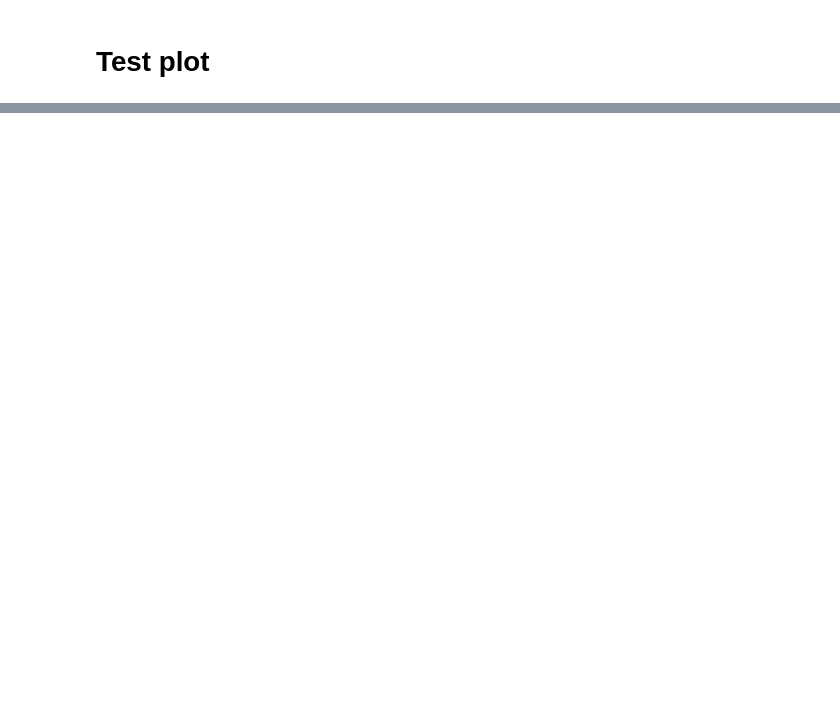
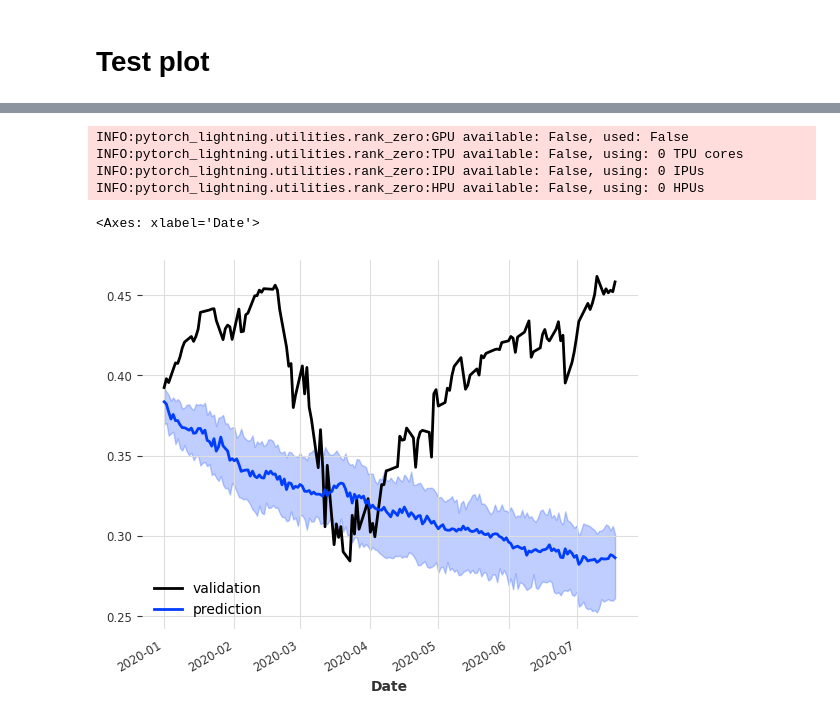
Before and after one commit to Emsh1379/Stock_prediction, a Jupyter notebook: Stock_prediction.ipynb, the cells around one changed output, grey strips where cells are left out. Drawn from its saved outputs; the diff is of its cells as text; code cells hidden in the pictures; blank space fills up the shorter version.

```diff
--- a/Stock_prediction.ipynb
+++ b/Stock_prediction.ipynb
@@ -523,0 +614,10 @@ plt.legend()
+# %%
+fut_cuv = datetime_attribute_timeseries(
+
+   df_ts_transformed, attribute = "day", one_hot=True, dtype=np.float32
+)
+# %%
+scaler_cov = Scaler()
+fut_cuv_transformed = scaler_cov.fit_transform(fut_cuv)
+train_cov , val_cov = fut_cuv_transformed.split_after(0.8)
+train_cov.pd_dataframe()
@@ -523,0 +639,15 @@ plt.legend()
+# %%
+df_rnn_model = RNNModel(
+    model_name="LSTM",
+    hidden_dim=30,
+    dropout=0,
+    n_rnn_layers=3,
+    batch_size=32,
+    n_epochs=20,
+    optimizer_kwargs={"lr": 1e-3},
+    training_length=250,
+    input_chunk_length=200,
+    likelihood=GaussianLikelihood(),
+)
+# %%
+df_rnn_model.fit(series=train_ts,future_covariates=train_cov)
@@ -523,0 +674,11 @@ plt.legend()
+# %%
+pred = df_rnn_model.predict(50,num_samples=50,future_covariates=fut_cuv_transformed)
+val_ts.slice_intersect(pred).plot(label="validation")
+pred.plot(label="prediction")
+# %% [output]
+INFO:pytorch_lightning.utilities.rank_zero:GPU available: False, used: False
+INFO:pytorch_lightning.utilities.rank_zero:TPU available: False, using: 0 TPU cores
+INFO:pytorch_lightning.utilities.rank_zero:IPU available: False, using: 0 IPUs
+INFO:pytorch_lightning.utilities.rank_zero:HPU available: False, using: 0 HPUs
+<Axes: xlabel='Date'>
+[figure, added]
```
Also changed, not shown: parts of 35 cells of this notebook.
